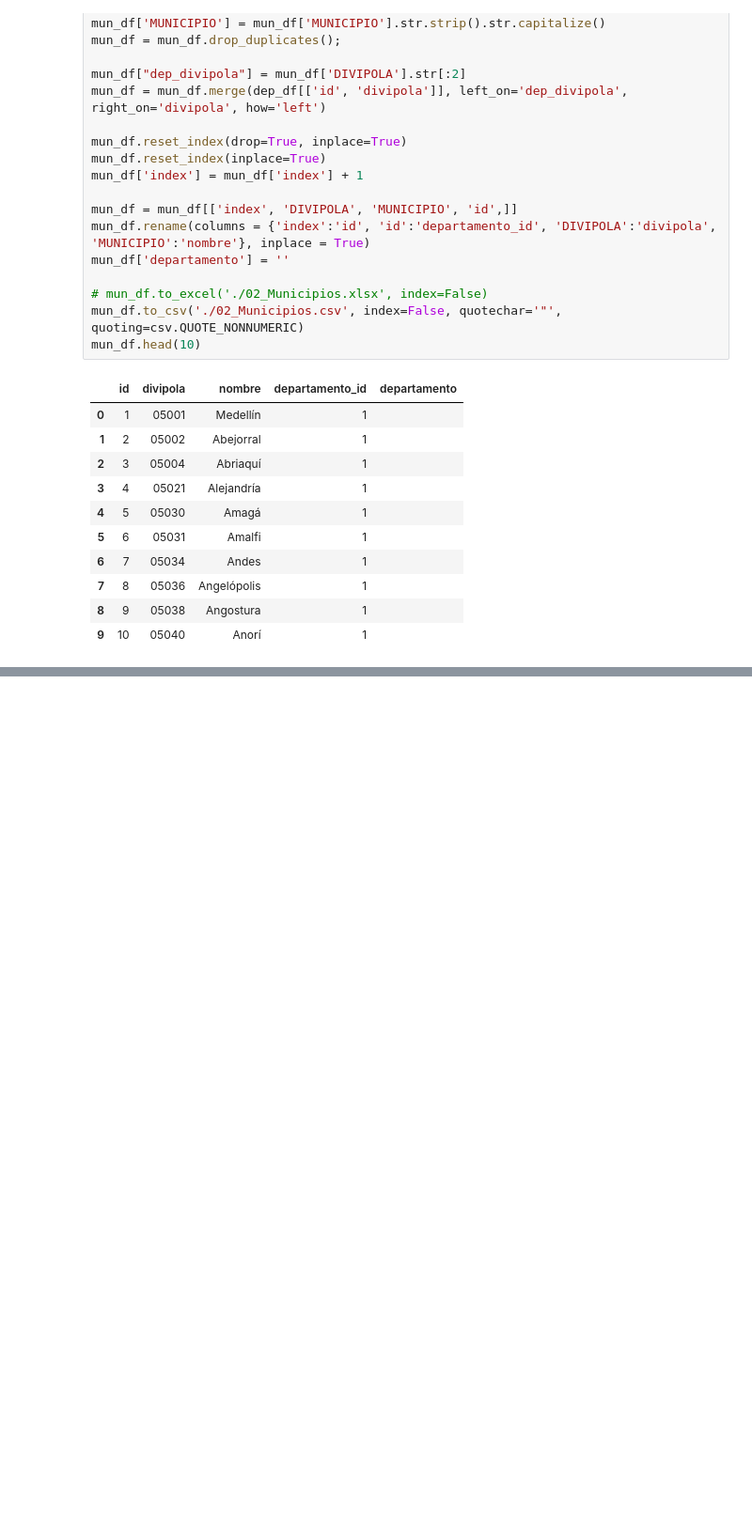
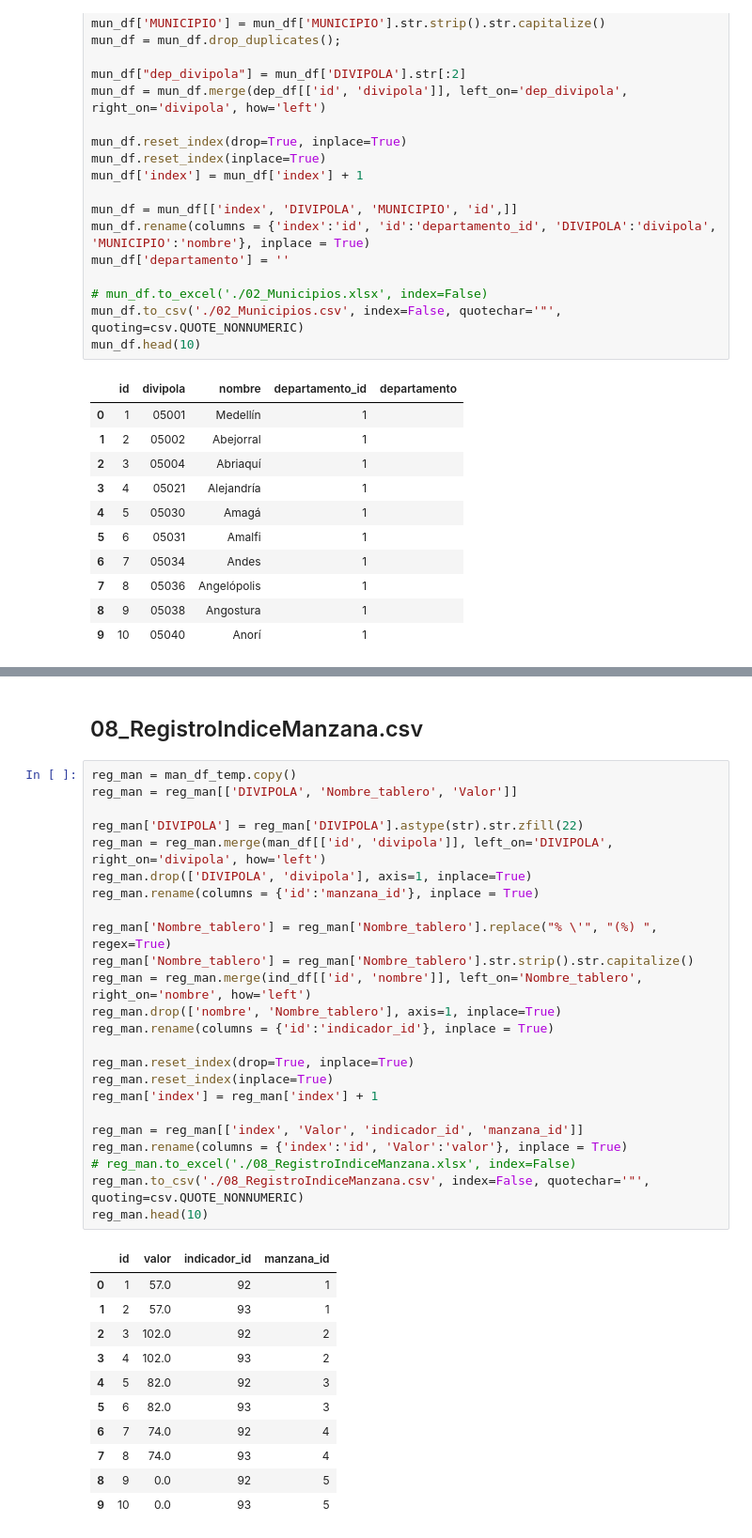
Before and after one commit to jairoruizsaenz/django_proyecto_salud, a Jupyter notebook: django_app/data_inicial/Data processing.ipynb, the cells around one changed output, grey strips where cells are left out. Shown: that part at 94% size. Drawn from its saved outputs; the diff is of its cells as text; blank space fills up the shorter version.

```diff
--- a/django_app/data_inicial/Data processing.ipynb
+++ b/django_app/data_inicial/Data processing.ipynb
@@ -221,0 +263,38 @@ reg_mun.head(10)
+# %% [markdown]
+## 08_RegistroIndiceManzana.csv
+# %%
+reg_man = man_df_temp.copy()
+reg_man = reg_man[['DIVIPOLA', 'Nombre_tablero', 'Valor']]
+
+reg_man['DIVIPOLA'] = reg_man['DIVIPOLA'].astype(str).str.zfill(22)
+reg_man = reg_man.merge(man_df[['id', 'divipola']], left_on='DIVIPOLA', right_on='divipola', how='left')
+reg_man.drop(['DIVIPOLA', 'divipola'], axis=1, inplace=True)
+reg_man.rename(columns = {'id':'manzana_id'}, inplace = True)
+
+reg_man['Nombre_tablero'] = reg_man['Nombre_tablero'].replace("% \'", "(%) ", regex=True)
+reg_man['Nombre_tablero'] = reg_man['Nombre_tablero'].str.strip().str.capitalize()
+reg_man = reg_man.merge(ind_df[['id', 'nombre']], left_on='Nombre_tablero', right_on='nombre', how='left')
+reg_man.drop(['nombre', 'Nombre_tablero'], axis=1, inplace=True)
+reg_man.rename(columns = {'id':'indicador_id'}, inplace = True)
+
+reg_man.reset_index(drop=True, inplace=True)
+reg_man.reset_index(inplace=True)
+reg_man['index'] = reg_man['index'] + 1
+
+reg_man = reg_man[['index', 'Valor', 'indicador_id', 'manzana_id']]
+reg_man.rename(columns = {'index':'id', 'Valor':'valor'}, inplace = True)
+# reg_man.to_excel('./08_RegistroIndiceManzana.xlsx', index=False)
+reg_man.to_csv('./08_RegistroIndiceManzana.csv', index=False, quotechar='"', quoting=csv.QUOTE_NONNUMERIC)
+reg_man.head(10)
+# %% [output]
+|  | id | valor | indicador_id | manzana_id |
+| 0 | 1 | 57.0 | 92 | 1 |
+| 1 | 2 | 57.0 | 93 | 1 |
+| 2 | 3 | 102.0 | 92 | 2 |
+| 3 | 4 | 102.0 | 93 | 2 |
+| 4 | 5 | 82.0 | 92 | 3 |
+| 5 | 6 | 82.0 | 93 | 3 |
+| 6 | 7 | 74.0 | 92 | 4 |
+| 7 | 8 | 74.0 | 93 | 4 |
+| 8 | 9 | 0.0 | 92 | 5 |
+| 9 | 10 | 0.0 | 93 | 5 |
```
Also changed, not shown: parts of 11 cells of this notebook, 4 other files.
